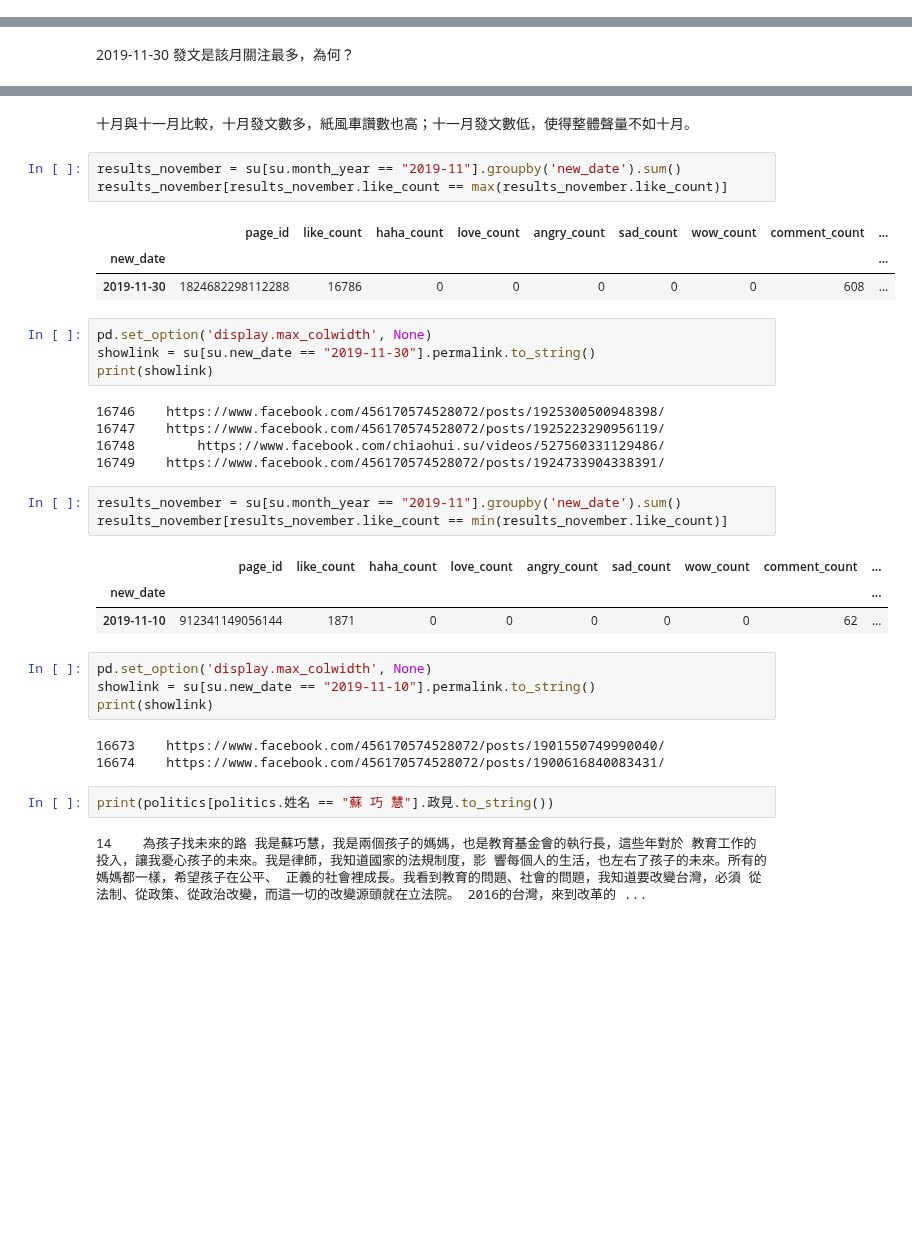
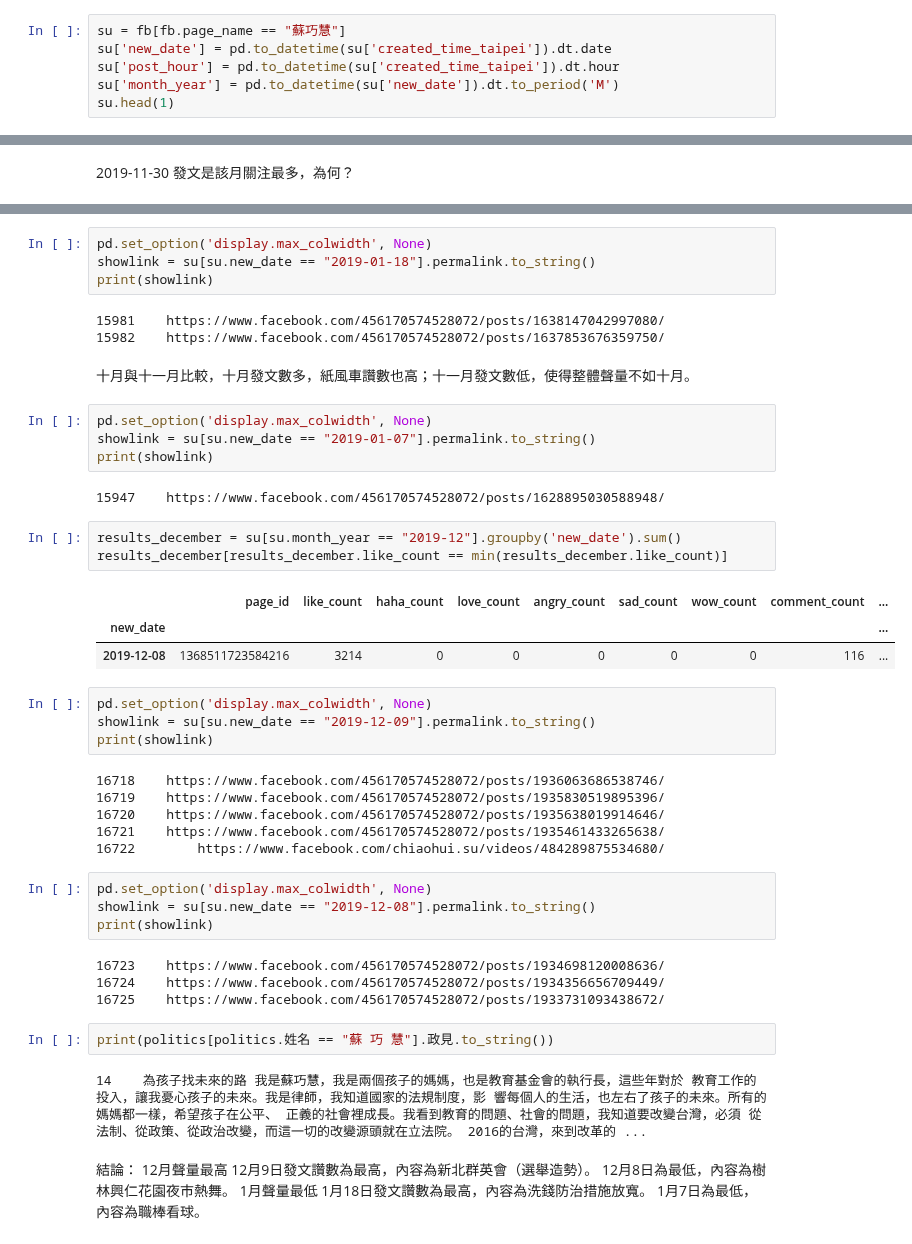
Before and after one commit to twtzuyuchen/Politisc_and_information, a Jupyter notebook: 陳子瑜＿0322＿蘇巧慧.ipynb, the cells around one changed output, grey strips where cells are left out. Cells and saved outputs as stored; diff of their text form; blank space fills up the shorter version.

```diff
--- a/陳子瑜＿0322＿蘇巧慧.ipynb
+++ b/陳子瑜＿0322＿蘇巧慧.ipynb
@@ -31,3 +31,9 @@ su[su.created_time_taipei == min(su.created_time_taipei)]
 |  | post_id | page_id | page_name | page_category | message | story | type | permalink | created_time_gmt | ... |
 | 15956 | 456170574528072_1623679901110461 | 456170574528072 | 蘇巧慧 | 政治人物 | 2019 新年快樂🎉 | 蘇巧慧更新了封面相片。 | photo | https://www.facebook.com/45617057... | 2019-01-01T05:04:59+0000 | ... |
 1 rows × 21 columns
+# %%
+su = fb[fb.page_name == "蘇巧慧"]
+su['new_date'] = pd.to_datetime(su['created_time_taipei']).dt.date
+su['post_hour'] = pd.to_datetime(su['created_time_taipei']).dt.hour
+su['month_year'] = pd.to_datetime(su['new_date']).dt.to_period('M')
+su.head(1)
@@ -351,36 +506,52 @@ temp[temp.like_count == min(temp.like_count)]
+# %%
+pd.set_option('display.max_colwidth', None)
+showlink = su[su.new_date == "2019-01-18"].permalink.to_string()
+print(showlink)
+# %% [output]
+15981    https://www.facebook.com/456170574528072/posts/1638147042997080/
+15982    https://www.facebook.com/456170574528072/posts/1637853676359750/
 # %% [markdown]
 十月與十一月比較，十月發文數多，紙風車讚數也高；十一月發文數低，使得整體聲量不如十月。
+# %%
+pd.set_option('display.max_colwidth', None)
+showlink = su[su.new_date == "2019-01-07"].permalink.to_string()
+print(showlink)
+# %% [output]
+15947    https://www.facebook.com/456170574528072/posts/1628895030588948/
 # %%
-results_november = su[su.month_year == "2019-11"].groupby('new_date').sum()
-results_november[results_november.like_count == max(results_november.like_count)]
+results_december = su[su.month_year == "2019-12"].groupby('new_date').sum()
+results_december[results_december.like_count == min(results_december.like_count)]
 # %% [output]
 |  | page_id | like_count | haha_count | love_count | angry_count | sad_count | wow_count | comment_count | ... |
 | new_date |  |  |  |  |  |  |  |  | ... |
-| 2019-11-30 | 1824682298112288 | 16786 | 0 | 0 | 0 | 0 | 0 | 608 | ... |
+| 2019-12-08 | 1368511723584216 | 3214 | 0 | 0 | 0 | 0 | 0 | 116 | ... |
 # %%
 pd.set_option('display.max_colwidth', None)
-showlink = su[su.new_date == "2019-11-30"].permalink.to_string()
+showlink = su[su.new_date == "2019-12-09"].permalink.to_string()
 print(showlink)
 # %% [output]
-16746    https://www.facebook.com/456170574528072/posts/1925300500948398/
-16747    https://www.facebook.com/456170574528072/posts/1925223290956119/
-16748        https://www.facebook.com/chiaohui.su/videos/527560331129486/
-16749    https://www.facebook.com/456170574528072/posts/1924733904338391/
+16718    https://www.facebook.com/456170574528072/posts/1936063686538746/
+16719    https://www.facebook.com/456170574528072/posts/1935830519895396/
+16720    https://www.facebook.com/456170574528072/posts/1935638019914646/
+16721    https://www.facebook.com/456170574528072/posts/1935461433265638/
+16722        https://www.facebook.com/chiaohui.su/videos/484289875534680/
-# %%
-results_november = su[su.month_year == "2019-11"].groupby('new_date').sum()
-results_november[results_november.like_count == min(results_november.like_count)]
-# %% [output]
-|  | page_id | like_count | haha_count | love_count | angry_count | sad_count | wow_count | comment_count | ... |
-| new_date |  |  |  |  |  |  |  |  | ... |
-| 2019-11-10 | 912341149056144 | 1871 | 0 | 0 | 0 | 0 | 0 | 62 | ... |
 # %%
 pd.set_option('display.max_colwidth', None)
-showlink = su[su.new_date == "2019-11-10"].permalink.to_string()
+showlink = su[su.new_date == "2019-12-08"].permalink.to_string()
 print(showlink)
 # %% [output]
-16673    https://www.facebook.com/456170574528072/posts/1901550749990040/
-16674    https://www.facebook.com/456170574528072/posts/1900616840083431/
+16723    https://www.facebook.com/456170574528072/posts/1934698120008636/
+16724    https://www.facebook.com/456170574528072/posts/1934356656709449/
+16725    https://www.facebook.com/456170574528072/posts/1933731093438672/
 # %%
 print(politics[politics.姓名 == "蘇 巧 慧"].政見.to_string())
 # %% [output]
 14    為孩子找未來的路 我是蘇巧慧，我是兩個孩子的媽媽，也是教育基金會的執行長，這些年對於 教育工作的投入，讓我憂心孩子的未來。我是律師，我知道國家的法規制度，影 響每個人的生活，也左右了孩子的未來。所有的媽媽都一樣，希望孩子在公平、 正義的社會裡成長。我看到教育的問題、社會的問題，我知道要改變台灣，必須 從法制、從政策、從政治改變，而這一切的改變源頭就在立法院。 2016的台灣，來到改革的 ...
+# %% [markdown]
+結論：
+12月聲量最高
+12月9日發文讚數為最高，內容為新北群英會（選舉造勢）。
+12月8日為最低，內容為樹林興仁花園夜市熱舞。
+1月聲量最低
+1月18日發文讚數為最高，內容為洗錢防治措施放寬。
+1月7日為最低，內容為職棒看球。
```
Also changed, not shown: parts of 57 cells of this notebook.
